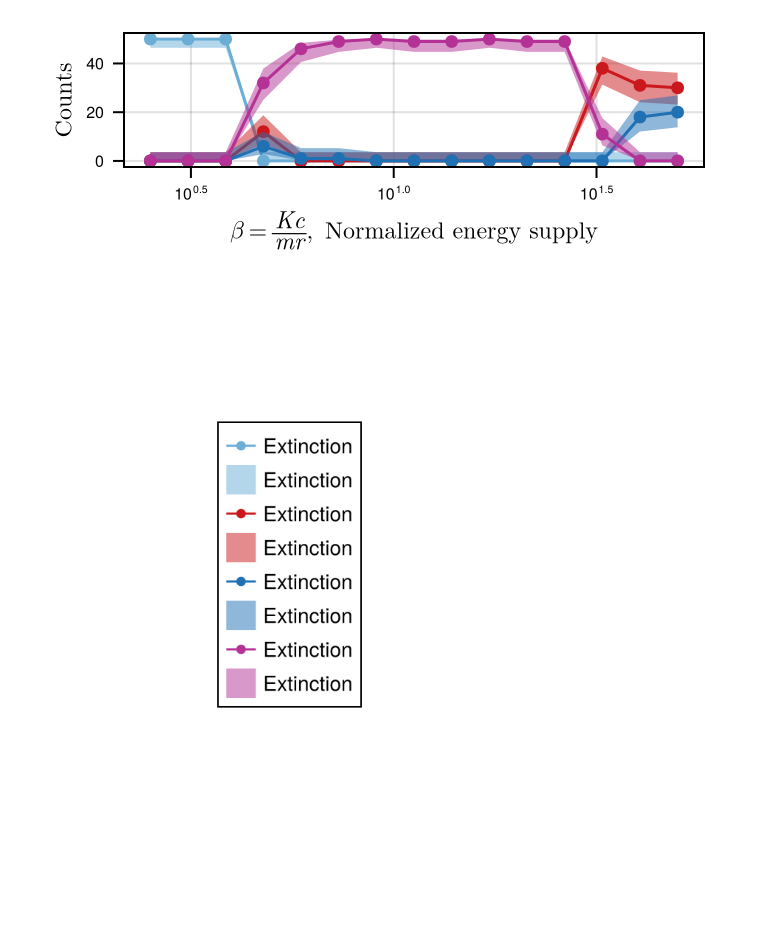
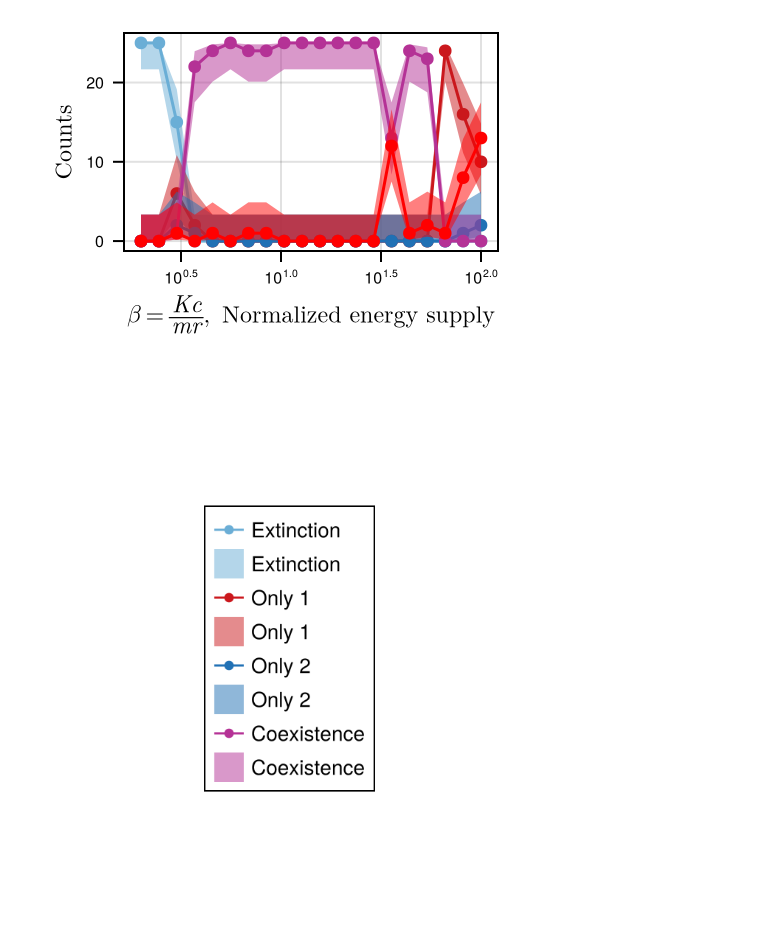
Before and after one commit to kockahonza/SSMC, a Jupyter notebook: notebooks/forfigures2/Two MMs.ipynb, the cells around one changed output. Cells and saved outputs as stored; diff of their text form; code cells hidden in the pictures; blank space fills up the shorter version.

```diff
--- a/notebooks/forfigures2/Two MMs.ipynb
+++ b/notebooks/forfigures2/Two MMs.ipynb
@@ -14,5 +95,6 @@ CairoMakie.activate!()
 # %%
-f = jldopen("../../cluster_env/runs/twomms1/wrtk_1/d1_k0.0.jld2")
+# f = jldopen("../../cluster_env/runs/twomms1/wrtk_1/d1_k0.0.jld2")
+f = jldopen("../../cluster_env/runs/twomms1/wrtp/d1_p0.1.jld2")
 fmetadata = f["metadata"]
 
 Ks = f["Ks"]
@@ -59,54 +130,61 @@ end
 # %%
 fig = Figure(;
-    # size=(double_col_width * 0.45, (double_col_width / golden_ratio) * 0.52),
+    size=(double_col_width * 0.35, (double_col_width / golden_ratio) * 0.4),
     figure_padding=(8., 8., 8., 8.),
-    size=(double_col_width * 0.5, (double_col_width / golden_ratio) * 0.3),
 )
 ax = Axis(fig[1,1];
     xscale=log10,
     xlabel=L"\beta=\frac{Kc}{mr},\enspace\text{Normalized energy supply}",
     ylabel=L"\text{Counts}",
     xlabelsize=8fontsize_ltex_pt,
     ylabelsize=8fontsize_ltex_pt,
     xticklabelsize=6fontsize_pt,
     yticklabelsize=6fontsize_pt,
 )
 
-plot_binom_sample!(ax, Ks, num_ext, num_repeats;
+plot_binom_sample!(ax, Ks, num_ext, fmetadata.numrepeats;
     color=PaperColors.extinct1(),
     label="Extinction",
 )
-plot_binom_sample!(ax, Ks, num_S1, num_repeats;
+plot_binom_sample!(ax, Ks, num_S1, fmetadata.numrepeats;
     color=PaperColors.twomms_1(),
-    label="Extinction",
+    label="Only 1",
 )
-plot_binom_sample!(ax, Ks, num_S2, num_repeats;
+plot_binom_sample!(ax, Ks, num_S2, fmetadata.numrepeats;
     color=PaperColors.twomms_2(),
-    label="Extinction",
+    label="Only 2",
 )
-plot_binom_sample!(ax, Ks, num_coex, num_repeats;
+plot_binom_sample!(ax, Ks, num_coex, fmetadata.numrepeats;
     color=PaperColors.twomms_coexistence(),
-    label="Extinction",
+    label="Coexistence",
+)
+plot_binom_sample!(ax, Ks, num_bad, fmetadata.numrepeats;
+    color=:red,
+    label="Bad",
 )
 
 # vlines!(ax, [Ks[4], Ks[11]];
     # color=:black,
     # linestyle=:dash,
 # )
 
-Makie.save("../../figures/fig4_cmms/poster_props.pdf", fig)
+ax.yticks = 0:10:50
+
+# Makie.save("../../figures2/fig3/props_1.pdf", fig)
 
 fig
 # %% [output]
-[figure, old version]
+[figure, new version]
 # %%
 fig = Figure(;
     # size=(double_col_width * 0.45, (double_col_width / golden_ratio) * 0.52),
     figure_padding=(8., 8., 8., 8.),
     size=(double_col_width * 0.5, (double_col_width / golden_ratio) * 0.9),
 )
-Legend(fig[1,1], ax)
-Makie.save("../../figures/fig4_cmms/legend_base.pdf", fig)
+Legend(fig[1,1], ax;
+    # labelsize=6fontsize_pt,
+)
+Makie.save("../../figures2/fig3/props_legend_sample.pdf", fig)
 fig
 # %% [output]
-[figure, old version]
+[figure, new version]
```
Also changed, not shown: parts of 9 cells of this notebook, 10 other files.
